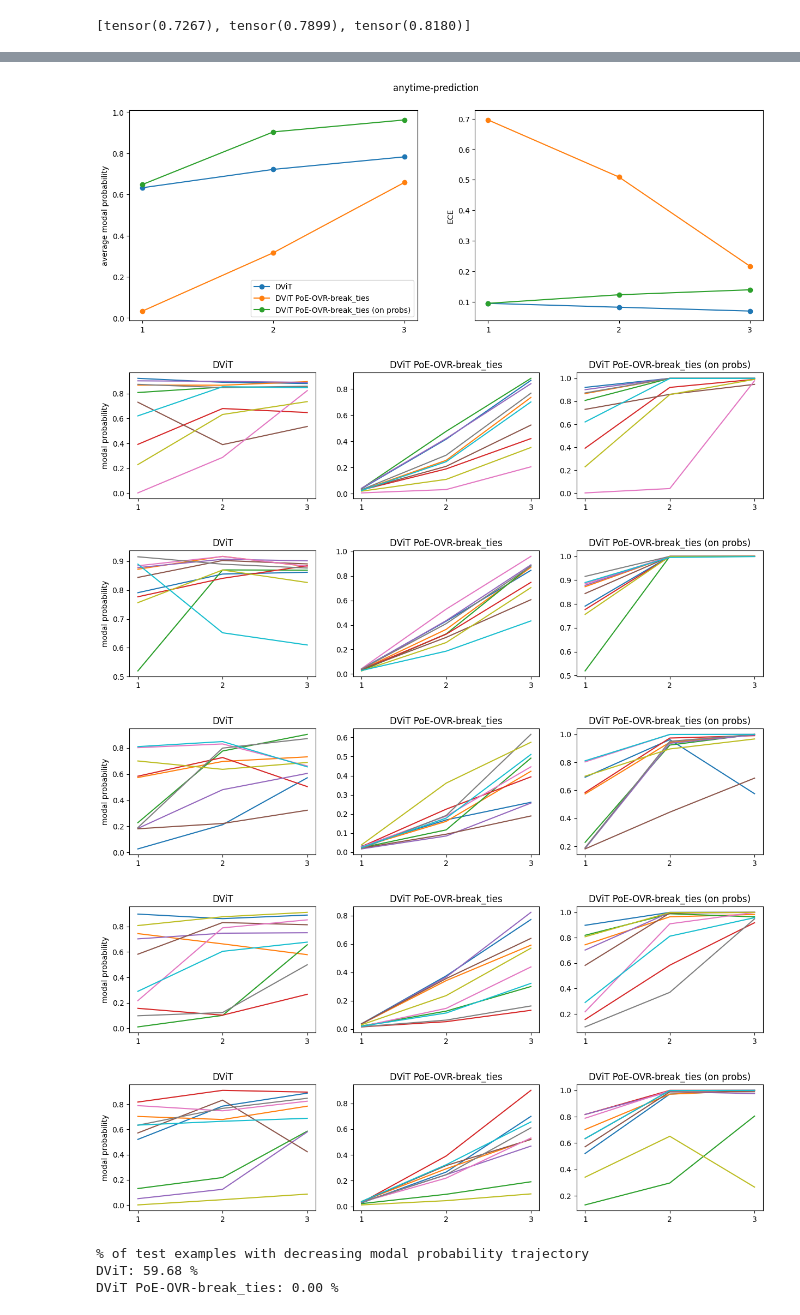
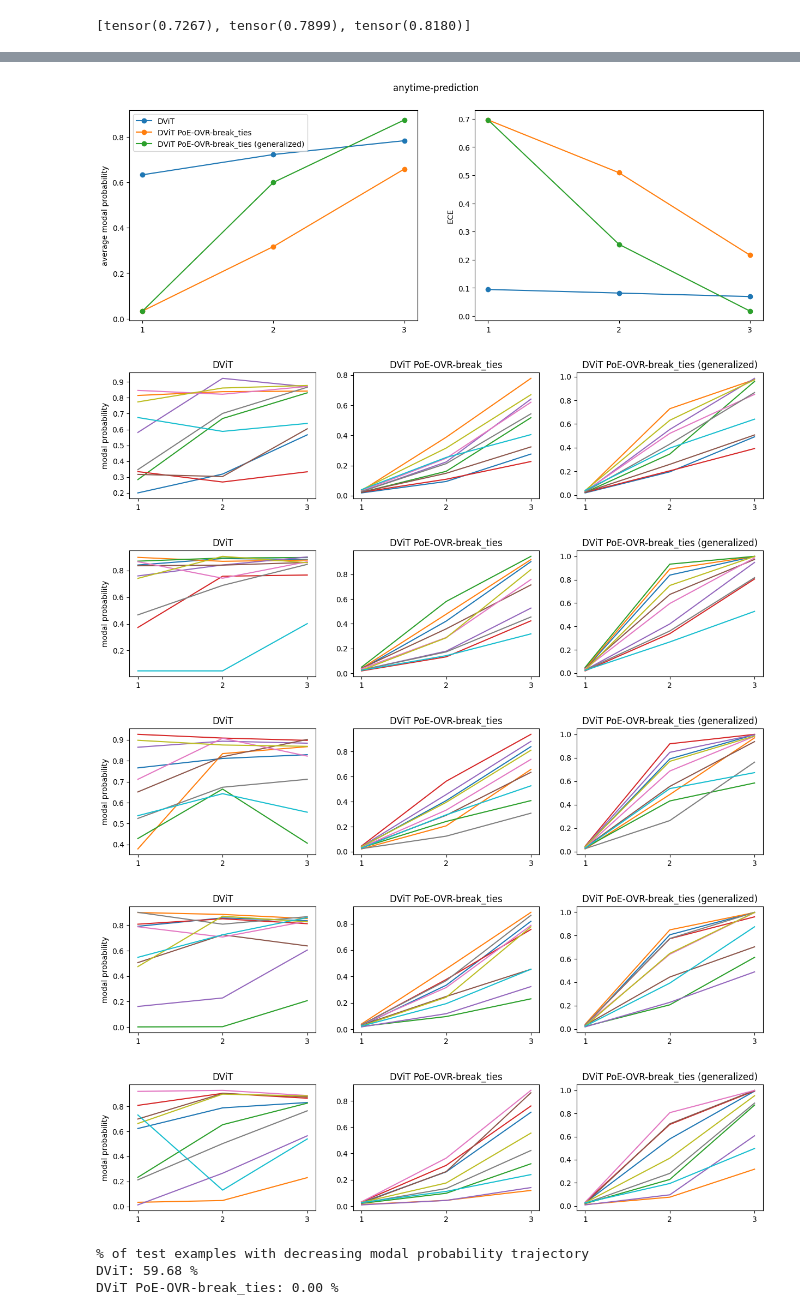
Before and after one commit to metodj/Dynamic-Vision-Transformer, a Jupyter notebook: modal_probs.ipynb, the cells around one changed output, grey strips where cells are left out. Drawn from its saved outputs; the diff is of its cells as text; code cells hidden in the pictures.

Commit message:
generalized PoE

```diff
--- a/modal_probs.ipynb
+++ b/modal_probs.ipynb
@@ -53,3 +54,8 @@ acc_poe_ovr_break_ties = [(targets == preds_poe_ovr_break_ties[i]).sum() / len(t
 probs_poe_ovr_break_ties_softmax_first = torch.tensor(f_probs_ovr_poe_logits_weighted(probs))
 preds_poe_ovr_break_ties_softmax_first = {i: torch.argmax(probs_poe_ovr_break_ties_softmax_first, dim=2)[i, :] for i in range(L)}
 acc_poe_ovr_break_ties_softmax_first = [(targets == preds_poe_ovr_break_ties_softmax_first[i]).sum() / len(targets) for i in range(L)]
+# %%
+# probs_poe_ovr_break_ties_generalized = torch.tensor(f_probs_ovr_poe_logits_weighted_generalized(logits, weights=np.array([1/6 ,2/6 ,3/6])))
+probs_poe_ovr_break_ties_generalized = torch.tensor(f_probs_ovr_poe_logits_weighted_generalized(logits, weights=np.array([1. ,2. ,3.])))
+preds_poe_ovr_break_ties_generalized = {i: torch.argmax(probs_poe_ovr_break_ties_generalized, dim=2)[i, :] for i in range(L)}
+acc_poe_ovr_break_ties_generalized = [(targets == preds_poe_ovr_break_ties_generalized[i]).sum() / len(targets) for i in range(L)]
@@ -58,7 +68,8 @@ early_exits = [i + 1 for i in range(L)]
 fig, ax = plt.subplots(1, 2, figsize=(15, 5))
 ax[0].plot(early_exits, acc, label='DViT', marker='o',)
 ax[0].plot(early_exits, acc_poe_ovr_break_ties, label='DViT PoE-OVR-break_ties', marker='o')
-ax[0].plot(early_exits, acc_poe_ovr_break_ties_softmax_first, label='DViT PoE-OVR-break_ties (on probs)', marker='o')
+# ax[0].plot(early_exits, acc_poe_ovr_break_ties_softmax_first, label='DViT PoE-OVR-break_ties (on probs)', marker='o')
+ax[0].plot(early_exits, acc_poe_ovr_break_ties_generalized, label='DViT PoE-OVR-break_ties (generalized)', marker='o')
 ax[0].legend()
 # ax[0].set_title('anytime-prediction')
 ax[0].set_ylabel('test accuracy')
@@ -67,7 +78,8 @@ ax[0].set_xlabel('early exit')
 for _preds, _probs, label in [
                             (preds, probs, 'DViT'),
                             (preds_poe_ovr_break_ties, probs_poe_ovr_break_ties, 'DViT PoE-OVR-break_ties'),
-                            (preds_poe_ovr_break_ties_softmax_first, probs_poe_ovr_break_ties_softmax_first, 'DViT PoE-OVR-break_ties (on probs)'),
+                            # (preds_poe_ovr_break_ties_softmax_first, probs_poe_ovr_break_ties_softmax_first, 'DViT PoE-OVR-break_ties (on probs)'),
+                            (preds_poe_ovr_break_ties_generalized, probs_poe_ovr_break_ties_generalized, 'DViT PoE-OVR-break_ties (generalized)'),
                             ]:
     modal_probs = modal_probs_decreasing(_preds, _probs, layer=L, N=N)
     ax[1].plot(modal_probs.keys(), modal_probs.values(), marker='o', label=label)
@@ -87,7 +99,8 @@ early_exits = [i + 1 for i in range(len(acc))]
 for _preds, _probs, label in [
                             (preds, probs, 'DViT'),
                             (preds_poe_ovr_break_ties, probs_poe_ovr_break_ties, 'DViT PoE-OVR-break_ties'),
-                            (preds_poe_ovr_break_ties_softmax_first, probs_poe_ovr_break_ties_softmax_first, 'DViT PoE-OVR-break_ties (on probs)'),
+                            # (preds_poe_ovr_break_ties_softmax_first, probs_poe_ovr_break_ties_softmax_first, 'DViT PoE-OVR-break_ties (on probs)'),
+                            (preds_poe_ovr_break_ties_generalized, probs_poe_ovr_break_ties_generalized, 'DViT PoE-OVR-break_ties (generalized)'),
                             ]:
     modal_probs = modal_probs_average(_preds, _probs, L)
     ece = []
@@ -105,39 +118,40 @@ ax[1].set_ylabel('ECE')
 plt.suptitle('anytime-prediction')
 plt.show()
 # %% [output]
-[figure, old version]
+[figure, new version]
 # %%
 _preds = preds_poe_ovr_break_ties[L - 1]  # modal pred: p(\bar{y})
 # _preds = targets  # probability of correct answer: p(y^*)
 _probs = probs_poe_ovr_break_ties
 
 for _ in range(5):
     fig, ax = plt.subplots(1, 3, figsize=(15, 3))
     samples = random.sample(range(N), 10)
     # print(samples)
     for i in samples:
         probs_i = _probs[:, i, _preds[i]].cpu()
         probs_i_baseline = probs[:, i, preds[L - 1][i]].cpu()
-        probs_i_softmax_first = probs_poe_ovr_break_ties_softmax_first[:, i, preds_poe_ovr_break_ties_softmax_first[L - 1][i]].cpu()
+        # probs_i_ = probs_poe_ovr_break_ties_softmax_first[:, i, preds_poe_ovr_break_ties_softmax_first[L - 1][i]].cpu()
+        probs_i_ = probs_poe_ovr_break_ties_generalized[:, i, preds_poe_ovr_break_ties_generalized[L - 1][i]].cpu()
         ax[0].plot(list(range(1, len(probs_i_baseline) + 1)), probs_i_baseline, label=f'{i}');
         ax[1].plot(list(range(1, len(probs_i) + 1)), probs_i, label=f'{i}');
-        ax[2].plot(list(range(1, len(probs_i_softmax_first) + 1)), probs_i_softmax_first, label=f'{i}');
+        ax[2].plot(list(range(1, len(probs_i_) + 1)), probs_i_, label=f'{i}');
         ax[0].set_xticks(range(1, len(probs_i_baseline) + 1))
         ax[1].set_xticks(range(1, len(probs_i_baseline) + 1))
         ax[2].set_xticks(range(1, len(probs_i_baseline) + 1))
     # plt.savefig('/home/metod/Desktop/PhD/year1/PoE/MSDNet-PyTorch/modal_probs.pdf')
     # plt.legend()
     ax[0].set_title('DViT')
     ax[1].set_title('DViT PoE-OVR-break_ties')
-    ax[2].set_title('DViT PoE-OVR-break_ties (on probs)')
+    ax[2].set_title('DViT PoE-OVR-break_ties (generalized)')
     ax[0].set_ylabel('modal probability')
     plt.show()
 # %% [output]
-[figure, old version]
+[figure, new version]
-[figure, old version]
+[figure, new version]
-[figure, old version]
+[figure, new version]
-[figure, old version]
+[figure, new version]
-[figure, old version]
+[figure, new version]
 # %%
 print('% of test examples with decreasing modal probability trajectory')
 print(f'DViT: {(modal_probs_decreasing_count(preds, probs, layer=L, N=N) / N) * 100:.2f} %')
```
Also changed, not shown: parts of 6 cells of this notebook, 1 other file.
